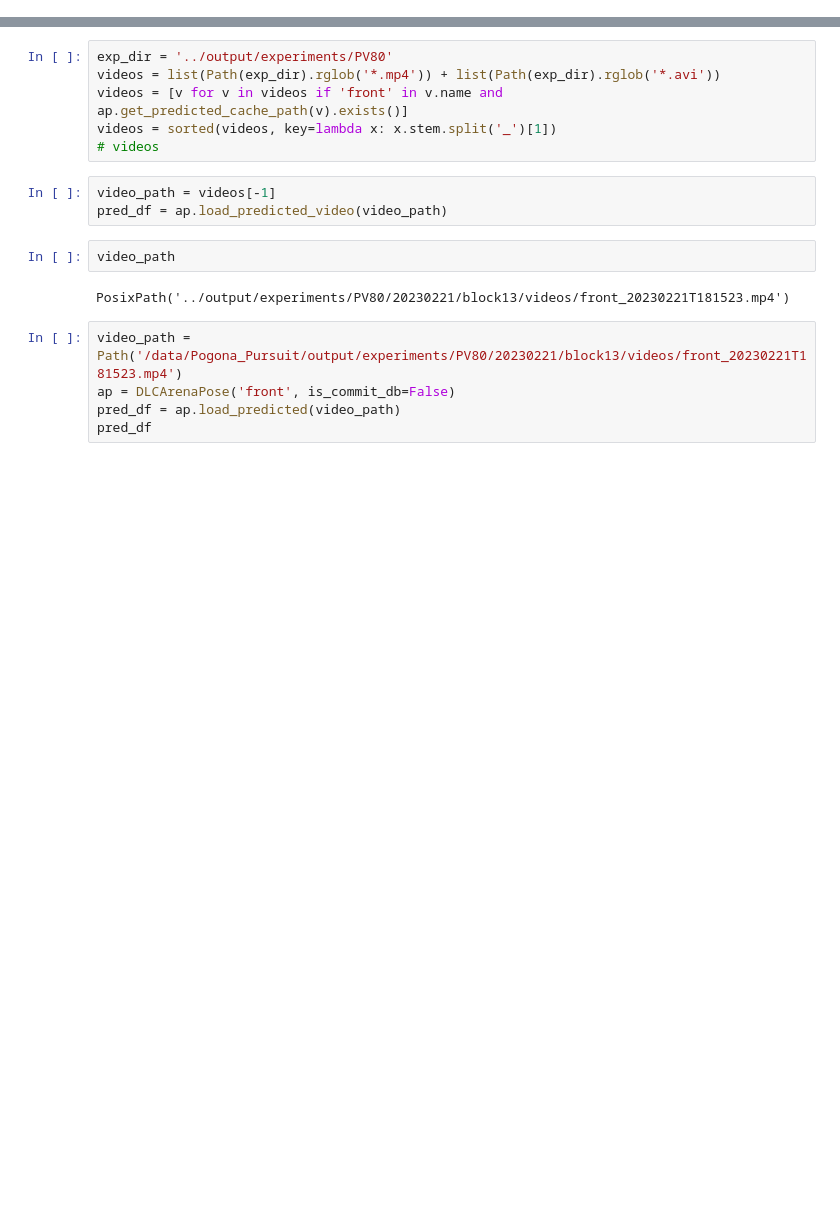
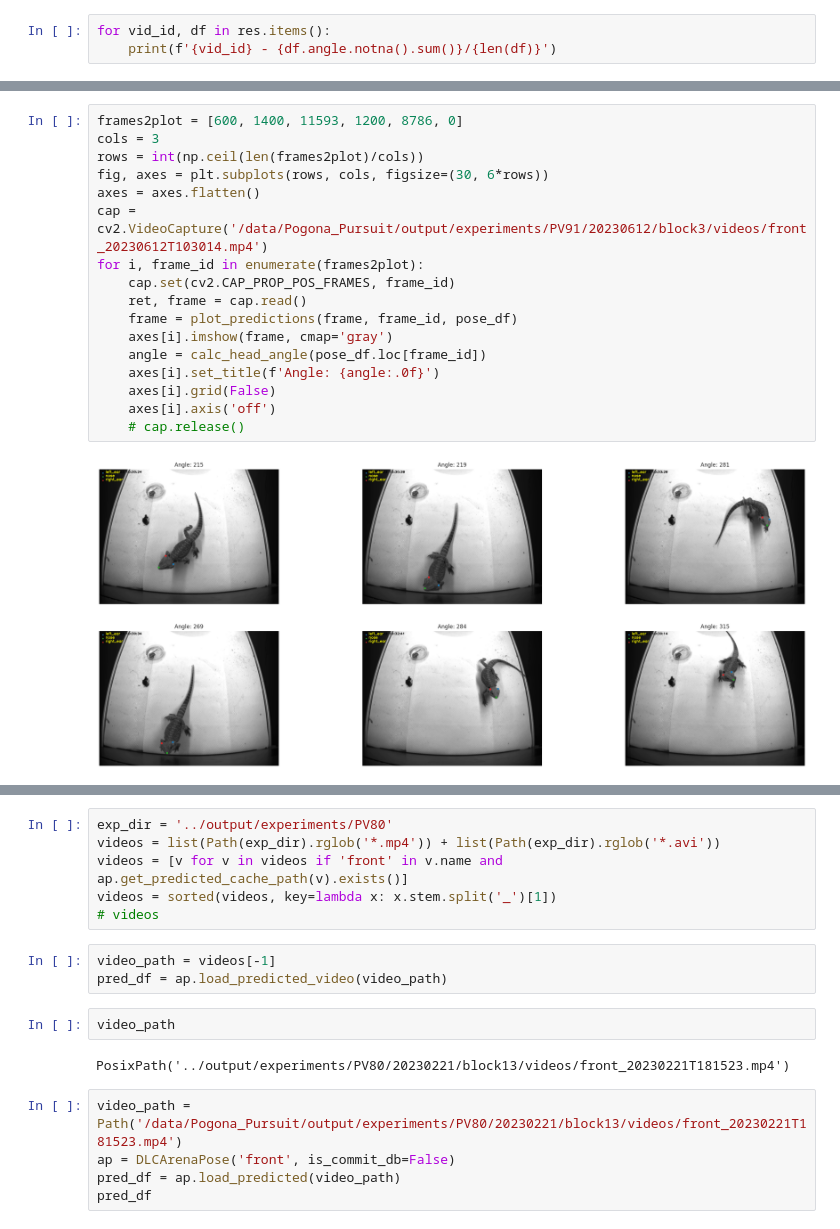
Before and after one commit to regevti/Pogona_Pursuit, a Jupyter notebook: notebooks/angles.ipynb, the cells around one changed output, grey strips where cells are left out. Saved outputs shown, nothing was run; the diff lists cells and outputs as text; blank space fills up the shorter version.

```diff
--- a/notebooks/angles.ipynb
+++ b/notebooks/angles.ipynb
@@ -20,0 +85,3 @@ ap = ArenaPose('front', 'deeplabcut')
+# %%
+for vid_id, df in res.items():
+    print(f'{vid_id} - {df.angle.notna().sum()}/{len(df)}')
@@ -20,0 +174,19 @@ ap = ArenaPose('front', 'deeplabcut')
+# %%
+frames2plot = [600, 1400, 11593, 1200, 8786, 0]
+cols = 3
+rows = int(np.ceil(len(frames2plot)/cols))
+fig, axes = plt.subplots(rows, cols, figsize=(30, 6*rows))
+axes = axes.flatten()
+cap = cv2.VideoCapture('/data/Pogona_Pursuit/output/experiments/PV91/20230612/block3/videos/front_20230612T103014.mp4')
+for i, frame_id in enumerate(frames2plot):
+    cap.set(cv2.CAP_PROP_POS_FRAMES, frame_id)
+    ret, frame = cap.read()
+    frame = plot_predictions(frame, frame_id, pose_df)
+    axes[i].imshow(frame, cmap='gray')
+    angle = calc_head_angle(pose_df.loc[frame_id])
+    axes[i].set_title(f'Angle: {angle:.0f}')
+    axes[i].grid(False)
+    axes[i].axis('off')
+    # cap.release()
+# %% [output]
+[figure, added]
```
Also changed, not shown: parts of 15 cells of this notebook.
